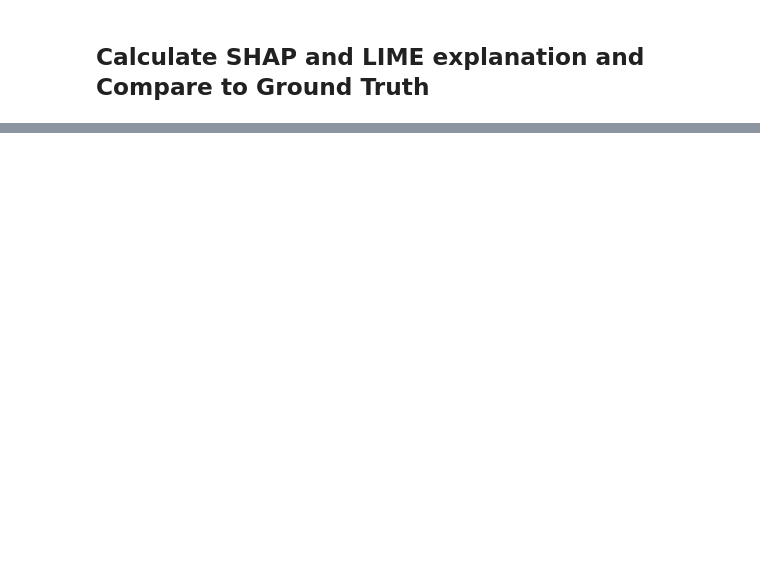
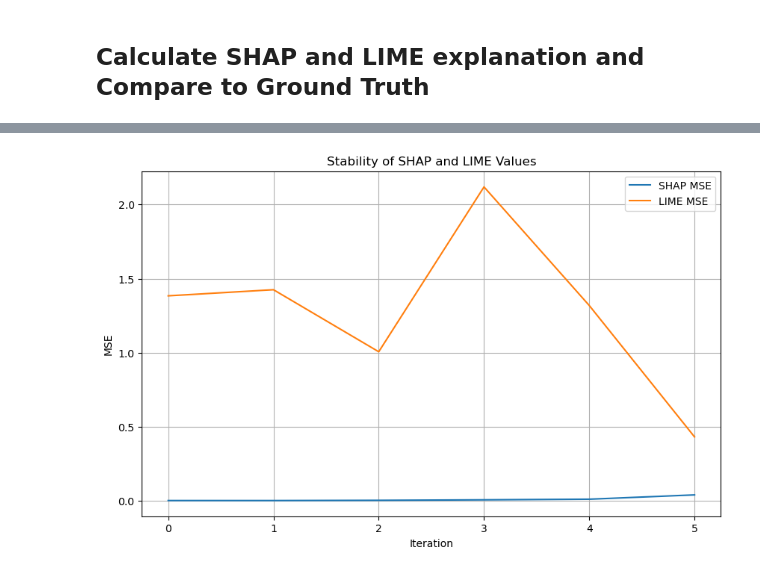
Before and after one commit to emunaran/xai-compare, a Jupyter notebook: explainer_comparison/comparison_tests/fluorescent_test.ipynb, the cells around one changed output, grey strips where cells are left out. Drawn from its saved outputs; the diff is of its cells as text; code cells hidden in the pictures; blank space fills up the shorter version.

```diff
--- a/explainer_comparison/comparison_tests/fluorescent_test.ipynb
+++ b/explainer_comparison/comparison_tests/fluorescent_test.ipynb
@@ -77,0 +121,32 @@ plt.show()
+# %%
+import matplotlib.pyplot as plt
+
+def plot_results(df):
+
+    max_importance = df['importance'].max()
+    std_importance = df['importance'].std()
+
+    # Apply z-score normalization to the 'importance' column
+    df['importance'] = (df['importance'] - max_importance) / std_importance
+
+    fig, ax = plt.subplots(figsize=(12, 6))
+
+    df.plot(kind='bar', ax=ax)
+    ax.set_ylabel('Value')
+    ax.set_xlabel('Feature')
+    ax.set_title('SHAP, LIME, and Importance Values for Features')
+    plt.xticks(rotation=45)
+    plt.tight_layout()
+    plt.show()
+
+def plot_mse(shap_mse_values, lime_mse_values):
+    # Plot the MSE values
+    plt.figure(figsize=(10, 6))
+    plt.plot(shap_mse_values, label='SHAP MSE')
+    plt.plot(lime_mse_values, label='LIME MSE')
+    plt.xlabel('Iteration')
+    plt.ylabel('MSE')
+    plt.title('Stability of SHAP and LIME Values')
+    plt.legend()
+    plt.grid(True)
+    plt.show()
@@ -77,0 +172,4 @@ plt.show()
+# %%
+plot_mse(shap_mse_values, lime_mse_values)
+# %% [output]
+[figure, added]
```
Also changed, not shown: parts of 13 cells of this notebook, 7 other files.
